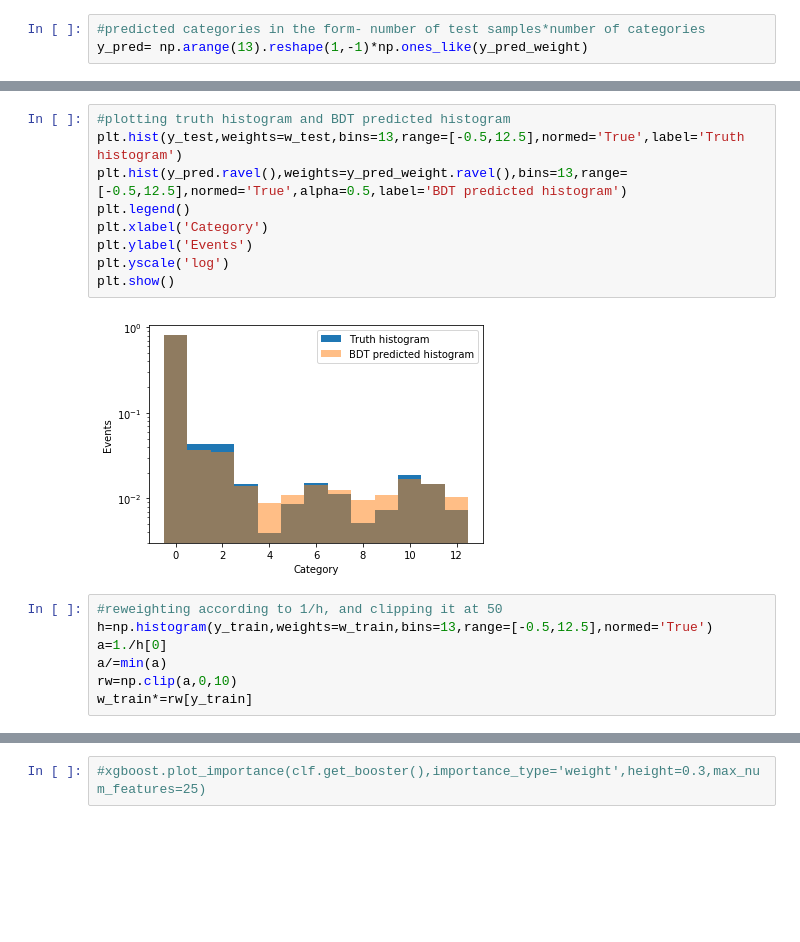
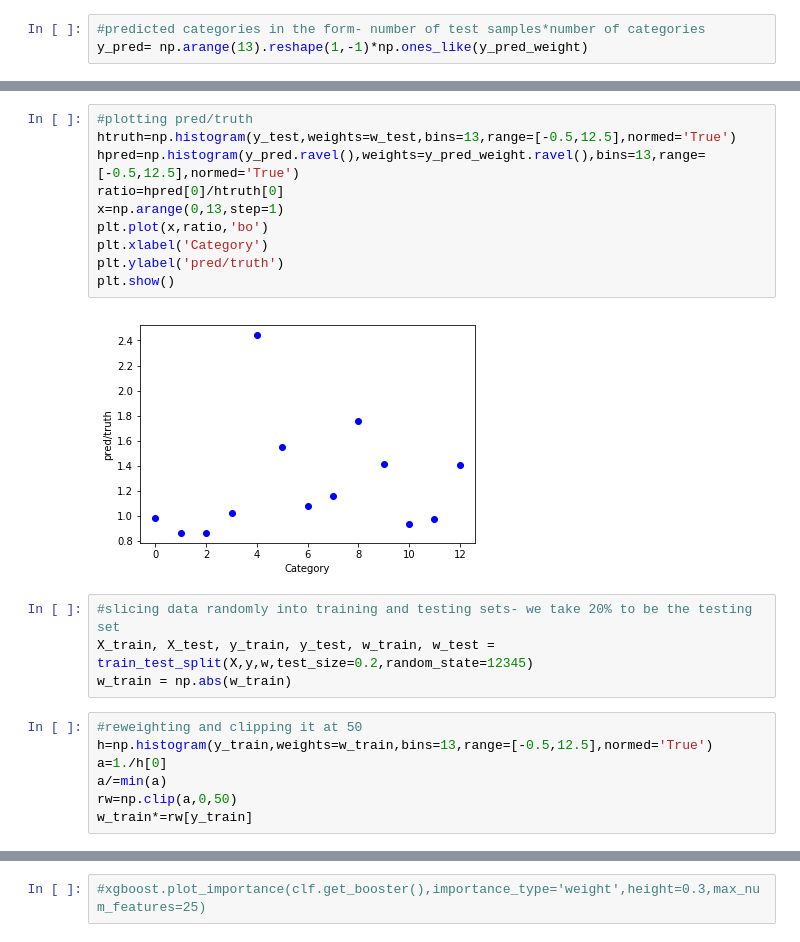
Before and after one commit to gitanjalipoddar/HHbbgg_ETH, a Jupyter notebook: GenResponse/notebooks/quick_train_withb.ipynb, the cells around one changed output, grey strips where cells are left out. Saved outputs shown, nothing was run; the diff lists cells and outputs as text; blank space fills up the shorter version.

```diff
--- a/GenResponse/notebooks/quick_train_withb.ipynb
+++ b/GenResponse/notebooks/quick_train_withb.ipynb
@@ -112,20 +127,25 @@ y_pred= np.arange(13).reshape(1,-1)*np.ones_like(y_pred_weight)
 # %%
-#plotting truth histogram and BDT predicted histogram
-plt.hist(y_test,weights=w_test,bins=13,range=[-0.5,12.5],normed='True',label='Truth histogram')
-plt.hist(y_pred.ravel(),weights=y_pred_weight.ravel(),bins=13,range=[-0.5,12.5],normed='True',alpha=0.5,label='BDT predicted histogram')
-plt.legend()
+#plotting pred/truth
+htruth=np.histogram(y_test,weights=w_test,bins=13,range=[-0.5,12.5],normed='True')
+hpred=np.histogram(y_pred.ravel(),weights=y_pred_weight.ravel(),bins=13,range=[-0.5,12.5],normed='True')
+ratio=hpred[0]/htruth[0]
+x=np.arange(0,13,step=1)
+plt.plot(x,ratio,'bo')
 plt.xlabel('Category')
-plt.ylabel('Events')
-plt.yscale('log')
+plt.ylabel('pred/truth')
 plt.show()
 # %% [output]
-[figure, old version]
+[figure, new version]
+# %%
+#slicing data randomly into training and testing sets- we take 20% to be the testing set
+X_train, X_test, y_train, y_test, w_train, w_test = train_test_split(X,y,w,test_size=0.2,random_state=12345)
+w_train = np.abs(w_train)
 # %%
-#reweighting according to 1/h, and clipping it at 50
+#reweighting and clipping it at 50
 h=np.histogram(y_train,weights=w_train,bins=13,range=[-0.5,12.5],normed='True')
 a=1./h[0]
 a/=min(a)
-rw=np.clip(a,0,10)
+rw=np.clip(a,0,50)
 w_train*=rw[y_train]
 # %%
 clf=XGBClassifier(max_depth=10, n_estimators=300, n_jobs=8, objective='multi:softmax', subsample=0.8)
```
Also changed, not shown: parts of 7 cells of this notebook.
